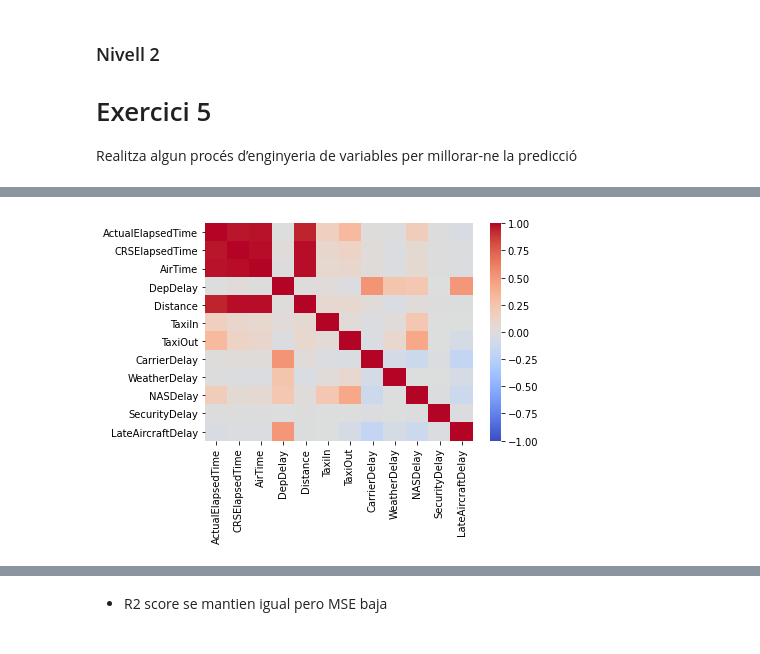
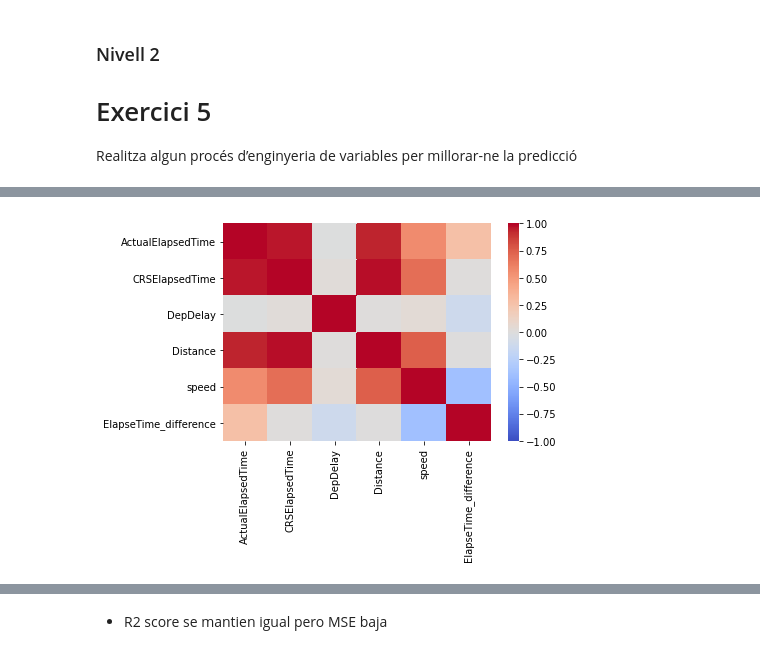
Before and after one commit to ManelForcales/Supervisat_Regressio, a Jupyter notebook: Sprint12 - Regressio.ipynb, the cells around one changed output, grey strips where cells are left out. Drawn from its saved outputs; the diff is of its cells as text; code cells hidden in the pictures.

```diff
--- a/Sprint12 - Regressio.ipynb
+++ b/Sprint12 - Regressio.ipynb
@@ -219,7 +275,7 @@ the best alpha is 1e-08
 # %%
 linear = LinearRegression()
 lasso = Lasso(alpha=1E-8) # if normalize =True all variable are in the same scale
-tree = DecisionTreeRegressor(criterion='mse',max_depth= 20,min_samples_leaf=5)
+tree = DecisionTreeRegressor(criterion='mse',max_depth= 10,min_samples_leaf=5)
 # for tree, the higher the max_depth can lead to OVERFITTING...
 # %%
 modelos = [linear,lasso,tree]
@@ -289,0 +342,5 @@ X_new = df[columns_2_study]
+# %%
+X_subset= X.drop(columns=['Month','DayofMonth','DayOfWeek'],axis=1)
+# %%
+# crear noves columnes (FEATURE ENGINEERING)
+X_subset['speed'] = X_subset['Distance'].div(X_subset['ActualElapsedTime']/60)
@@ -290,6 +351,9 @@ X_new = df[columns_2_study]
+# %%
+# crear noves columnes (FEATURE ENGINEERING)
+X_subset['ElapseTime_difference']=X['ActualElapsedTime']-X_subset['CRSElapsedTime']
 # %%
-corr = X_new.corr()
+corr = X_subset.corr()
 sns.heatmap(corr,cmap='coolwarm',vmax=1, vmin=-1)
 plt.show()
 # %% [output]
-[figure, old version]
+[figure, new version]
```
Also changed, not shown: parts of 56 cells of this notebook.
